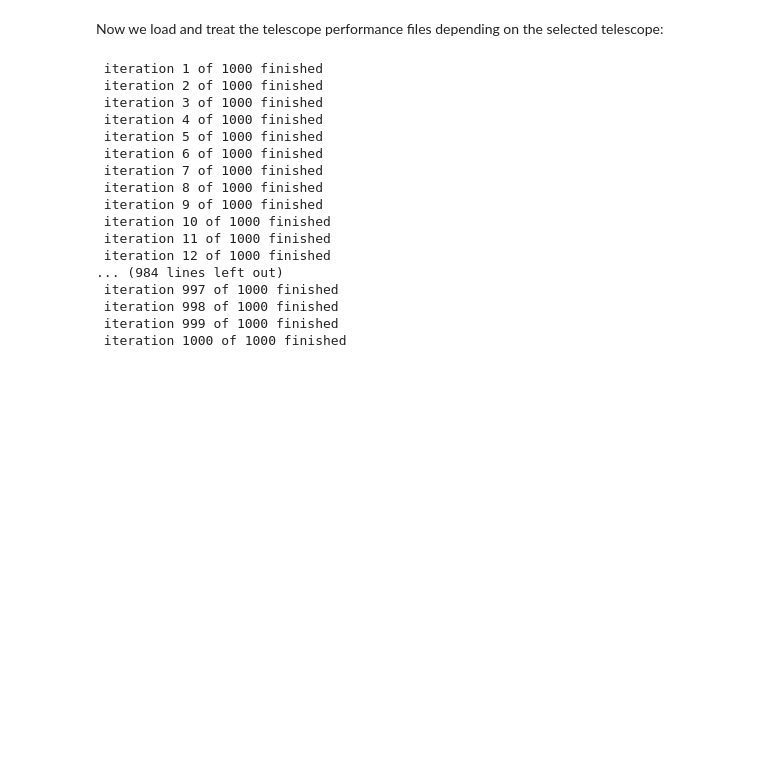
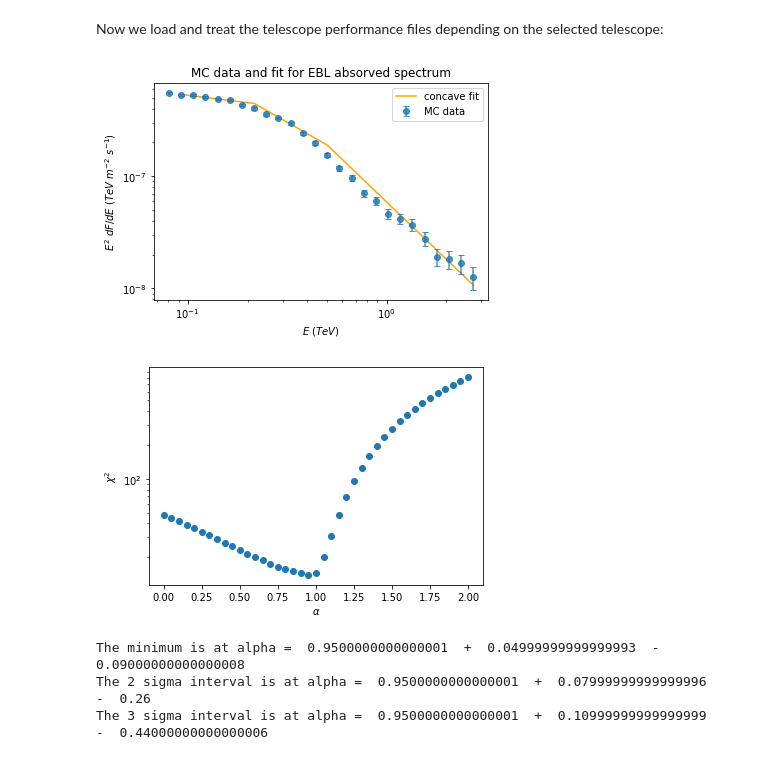
Before and after one commit to R-Grau/EBLpy, a Jupyter notebook: EBL_fit_MC.ipynb, the cells around one changed output. Drawn from its saved outputs; the diff is of its cells as text; code cells hidden in the pictures; blank space fills up the shorter version.

```diff
--- a/EBL_fit_MC.ipynb
+++ b/EBL_fit_MC.ipynb
@@ -301,7 +303,6 @@ if niter == 1:
             initial_guess_mat[i+1] = things.values
         chi2 = chisq(ydata, fit_func(E_final, things.values), ydata_u)
         chisqs.append(chi2)
-
         # if alpha == alphas[20] or alpha == alphas[24] or alpha == alphas[29]:  #This is used to plot the data+ the fit when there is some alpha value we need to see.
         #     plt.plot(xdata, fit_func(xdata, things.values), label='concave fit', color = 'orange')
         #     plt.errorbar(xdata, ydata, label='original',yerr = ydata_u, capsize=3, fmt='o', alpha=0.8)
@@ -319,24 +320,16 @@ if niter == 1:
     # plt.ylim(0,200)
     plt.show()
 
-    order = np.argsort(alphas)
-    interpx = np.arange(first_bin, last_bin, step/5)
-    alphas_reord = np.take_along_axis(alphas, order, axis=0)
-    chisqs_reord = np.take_along_axis(np.array(chisqs), order, axis=0)
-    f1 = interpolate.interp1d(alphas_reord, chisqs_reord, kind='linear')
-    chis_new = f1(interpx)
-    sigma_inter_1s = np.where(chis_new <= 1 + np.min(chis_new))
-    upper_bound_1s = step/5 * np.max(sigma_inter_1s)
-    lower_bound_1s = step/5 * np.min(sigma_inter_1s)
-    print("The minimum is at alpha = ", interpx[np.argmin(chis_new)], " + ", upper_bound_1s-interpx[np.argmin(chis_new)], " - ", interpx[np.argmin(chis_new)] - lower_bound_1s)
-    sigma_inter_2s = np.where(chis_new <= 4 + np.min(chis_new))
-    upper_bound_2s = step/5 * np.max(sigma_inter_2s)
-    lower_bound_2s = step/5 * np.min(sigma_inter_2s)
-    print("The 2 sigma interval is at alpha = ", interpx[np.argmin(chis_new)], " + ", upper_bound_2s-interpx[np.argmin(chis_new)], " - ", interpx[np.argmin(chis_new)] - lower_bound_2s)
-    sigma_inter_3s = np.where(chis_new <= 9 + np.min(chis_new))
-    upper_bound_3s = step/5 * np.max(sigma_inter_3s)
-    lower_bound_3s = step/5 * np.min(sigma_inter_3s)
-    print("The 3 sigma interval is at alpha = ", interpx[np.argmin(chis_new)], " + ", upper_bound_3s-interpx[np.argmin(chis_new)], " - ", interpx[np.argmin(chis_new)] - lower_bound_3s)
+    ordering_sigma(alphas, first_bin, last_bin, step, chisqs)
+
+    # sigma_inter_2s = np.where(chis_new <= 4 + np.min(chis_new))
+    # upper_bound_2s = step/5 * np.max(sigma_inter_2s)
+    # lower_bound_2s = step/5 * np.min(sigma_inter_2s)
+    # print("The 2 sigma interval is at alpha = ", interpx[np.argmin(chis_new)], " + ", upper_bound_2s-interpx[np.argmin(chis_new)], " - ", interpx[np.argmin(chis_new)] - lower_bound_2s)
+    # sigma_inter_3s = np.where(chis_new <= 9 + np.min(chis_new))
+    # upper_bound_3s = step/5 * np.max(sigma_inter_3s)
+    # lower_bound_3s = step/5 * np.min(sigma_inter_3s)
+    # print("The 3 sigma interval is at alpha = ", interpx[np.argmin(chis_new)], " + ", upper_bound_3s-interpx[np.argmin(chis_new)], " - ", interpx[np.argmin(chis_new)] - lower_bound_3s)
 
 else:
     chisqs_iter = []
@@ -350,50 +343,38 @@ else:
         ydata, ydata_u = SED_alpha(initial_guess_pos, dNdE_b, dNdE_b_u, tau, E_final)
         things = fit(initial_guess=initial_guess_0)
         initial_guess_mat = ig_mat_create(fit_func_name, alphas, knots)
         initial_guess_mat[0] = things.values
 
         for i, alpha in enumerate(alphas):
             ydata, ydata_u = SED_alpha(alpha, dNdE_b, dNdE_b_u, tau, E_final)
             initial_guess = initial_guess_mat[i] #phi_0, lam1, deltas (len(deltas)=knots))
             if alpha == initial_guess_pos:
                 initial_guess = initial_guess_mat[0]
             things = fit(initial_guess=initial_guess)
             if i < (len(alphas)):
                 initial_guess_mat[i+1] = things.values
             chi2 = chisq(ydata, fit_func(E_final, things.values), ydata_u)
             chisqs.append(chi2)
             # if alpha == 1.5 and j == 1:# or alpha == 0.15 or alpha == 0.9 or alpha == 1.:
             #     print(chi2)
             #     plt.plot(xdata, multiple_bpl(xdata, things.values), label='concave fit', color = 'orange')
             #     plt.errorbar(xdata, ydata, label='original',yerr = ydata_u, capsize=3, fmt='o', alpha=0.8)
             #     plt.xscale('log')
             #     plt.yscale('log')
             #     plt.xlabel(r"$E$ ($TeV$)")
             #     plt.ylabel(r"$E^2$ $dF/dE$ ($TeV$ $m^{-2}$ $s^{-1}$)")
             #     plt.legend()
             #     plt.show()
 
         alphas_iter.append(alphas)
         chisqs_iter.append(chisqs)
         print("\033[2;31;43m iteration {iter} of {niter} finished \033[0;0m".format(iter = j+1, niter = niter))
 # %% [output]
+[figure, added]
+[figure, added]
- iteration 1 of 1000 finished
- iteration 2 of 1000 finished
- iteration 3 of 1000 finished
- iteration 4 of 1000 finished
- iteration 5 of 1000 finished
- iteration 6 of 1000 finished
- iteration 7 of 1000 finished
- iteration 8 of 1000 finished
- iteration 9 of 1000 finished
- iteration 10 of 1000 finished
- iteration 11 of 1000 finished
- iteration 12 of 1000 finished
-... (984 lines left out)
- iteration 997 of 1000 finished
- iteration 998 of 1000 finished
- iteration 999 of 1000 finished
- iteration 1000 of 1000 finished
+The minimum is at alpha =  0.9500000000000001  +  0.04999999999999993  -  0.09000000000000008
+The 2 sigma interval is at alpha =  0.9500000000000001  +  0.07999999999999996  -  0.26
+The 3 sigma interval is at alpha =  0.9500000000000001  +  0.10999999999999999  -  0.44000000000000006
 # %%
 #use this only if niter different to 1:
 if niter == 1:
```
Also changed, not shown: parts of 3 cells of this notebook, 1 other file.
